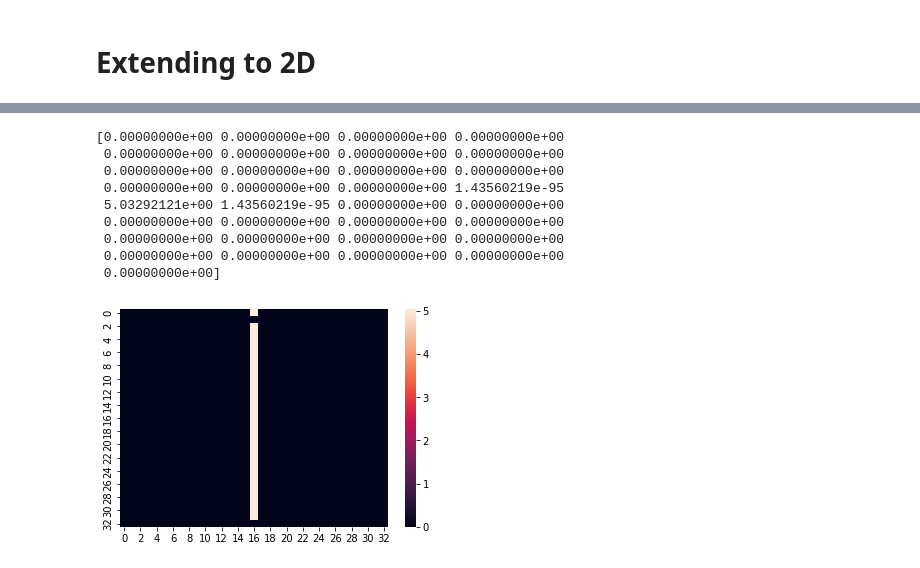
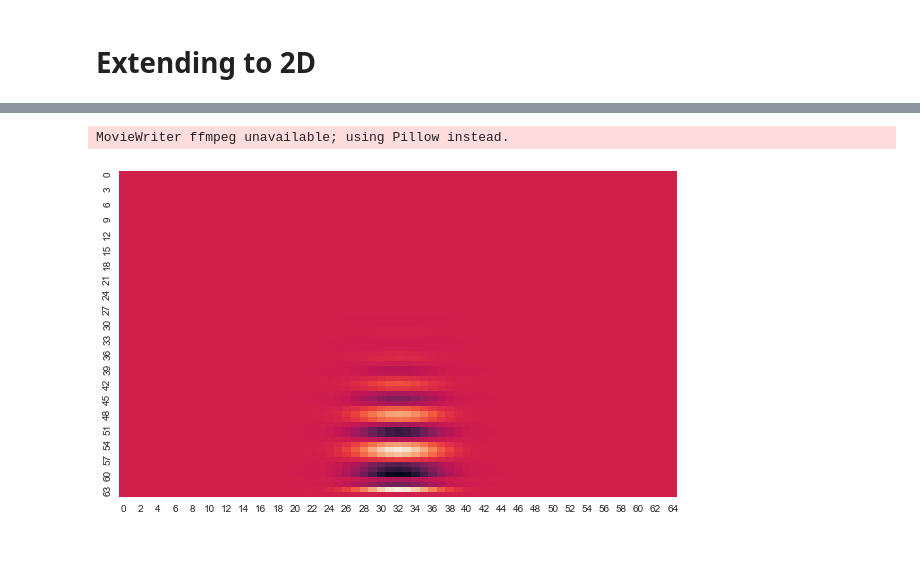
Before and after one commit to ktadgh/Air-Pollution, a Jupyter notebook: Air Polution.ipynb, the cells around one changed output, grey strips where cells are left out. Saved outputs shown, nothing was run; the diff lists cells and outputs as text; code cells hidden in the pictures.

```diff
--- a/Air Polution.ipynb
+++ b/Air Polution.ipynb
@@ -197,5 +192,5 @@ IndexError: only integers, slices (`:`), ellipsis (`...`), numpy.newaxis (`None`
 # %%
-u_old = I(grid[0])
+u_old = I(x_pde,y_pde)
 U[0,:,:] = u_old
 
 # enforcing the boundary condition
@@ -212,6 +207,7 @@ for n in range(1, Nt_points):
     # compute u at inner mesh points
     for i in range(1, Nx_points-1):
         for j in range(1,Nx_points -1):
+            #
             u[i][j] = (1-2*C)*u_old[i][j] + (C+B)*(u_old[i-1][j]) + (C-B)*(u_old[i+1][j])
 
 
@@ -241,15 +219,17 @@ for n in range(1, Nt_points):
-# %%
-import seaborn as sb
-sb.heatmap(U[0])
-print(U[0][15])
-# %% [output]
-[0.00000000e+00 0.00000000e+00 0.00000000e+00 0.00000000e+00
- 0.00000000e+00 0.00000000e+00 0.00000000e+00 0.00000000e+00
- 0.00000000e+00 0.00000000e+00 0.00000000e+00 0.00000000e+00
- 0.00000000e+00 0.00000000e+00 0.00000000e+00 1.43560219e-95
- 5.03292121e+00 1.43560219e-95 0.00000000e+00 0.00000000e+00
- 0.00000000e+00 0.00000000e+00 0.00000000e+00 0.00000000e+00
- 0.00000000e+00 0.00000000e+00 0.00000000e+00 0.00000000e+00
- 0.00000000e+00 0.00000000e+00 0.00000000e+00 0.00000000e+00
- 0.00000000e+00]
-[figure, removed]
+# %%
+import seaborn as sb
+import matplotlib.animation as animation
+
+fig = plt.figure(figsize=(10,6))
+
+
+def animate(i):
+    data = U[i]  #select data range
+    p = sb.heatmap(data, cbar = False)
+
+ani = animation.FuncAnimation(fig, animate, frames=64,interval=70,repeat=True)
+
+ani.save('animation.gif')
+# %% [output]
+MovieWriter ffmpeg unavailable; using Pillow instead.
+[figure, added]
```
Also changed, not shown: parts of 8 cells of this notebook.
